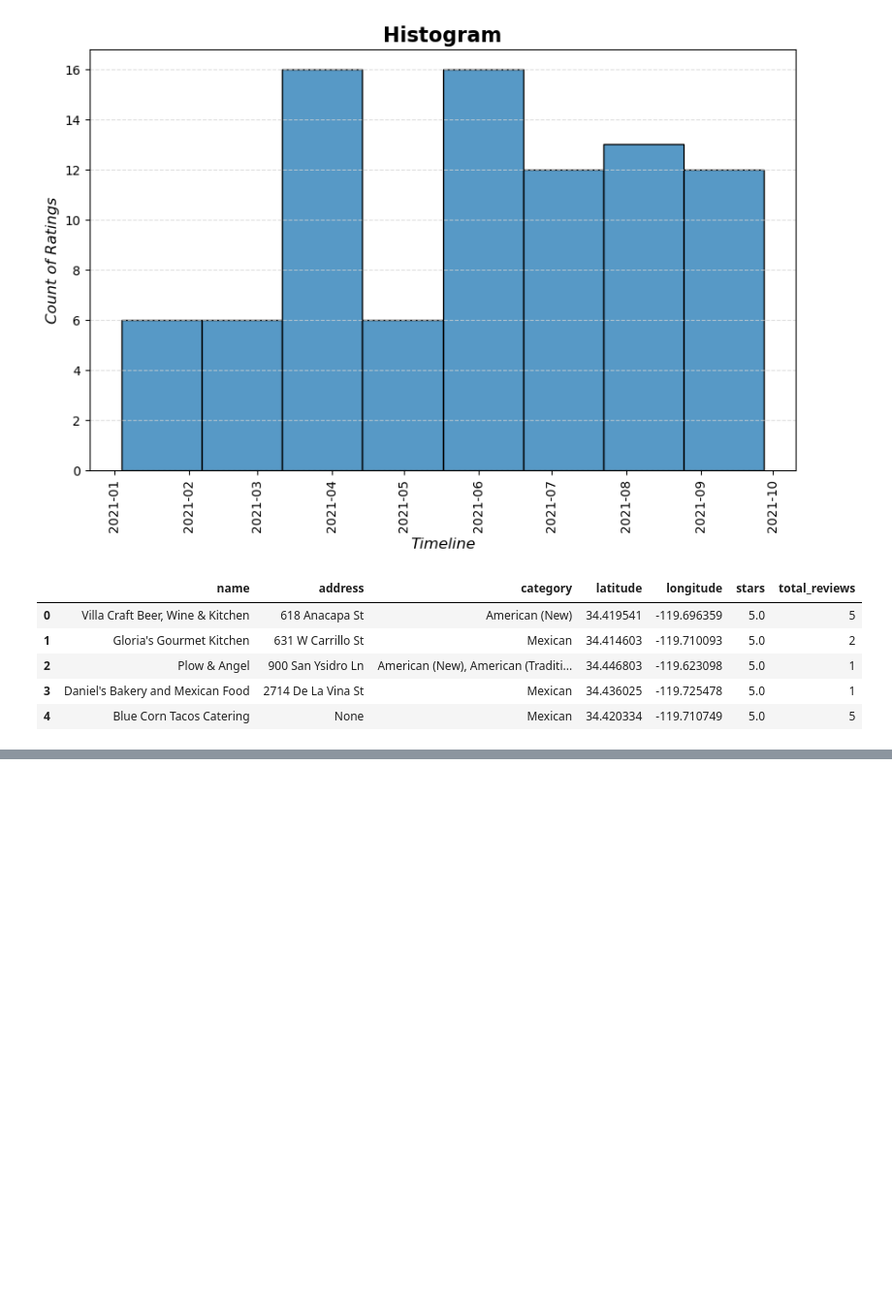
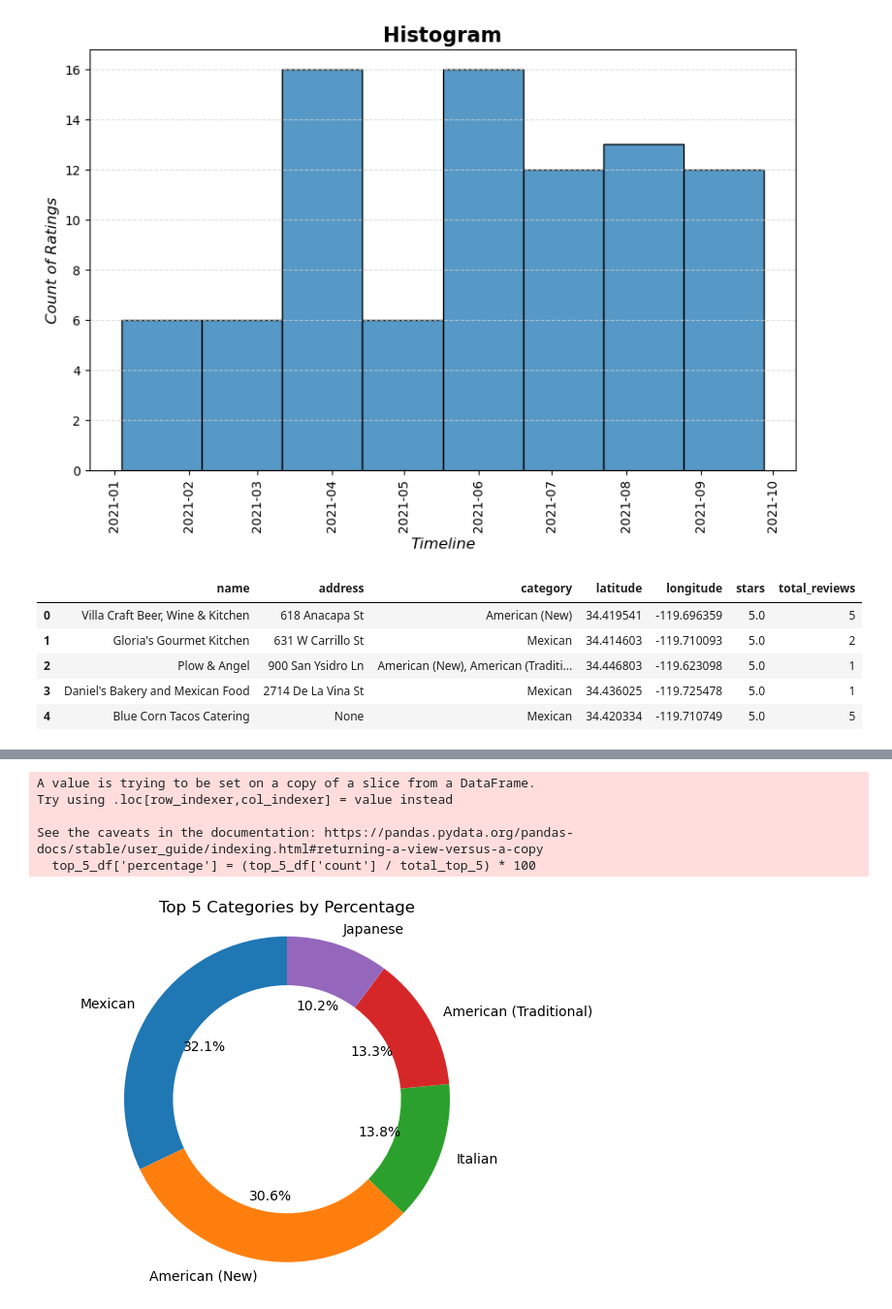
Before and after one commit to busen1022/project_3_group_16, a Jupyter notebook: queries.ipynb, the cells around one changed output, grey strips where cells are left out. Shown: that part at 97% size. Cells and saved outputs as stored; diff of their text form; code cells hidden in the pictures; blank space fills up the shorter version.

Commit message:
moved files to correct locations, add donut viz to Data Cleaning

```diff
--- a/queries.ipynb
+++ b/queries.ipynb
@@ -237,0 +227,37 @@ df.head(20)
+# %%
+# Get the top 5 categories
+top_5_df = df.head(5)
+
+# Calculate the total count of the top 5 categories
+total_top_5 = top_5_df['count'].sum()
+
+# Calculate the percentages for the top 5 categories
+top_5_df['percentage'] = (top_5_df['count'] / total_top_5) * 100
+
+# Create the donut chart
+fig, ax = plt.subplots()
+
+# Plot a pie chart
+wedges, texts, autotexts = ax.pie(
+    top_5_df['percentage'],
+    labels=top_5_df['categories'],
+    autopct='%1.1f%%',
+    startangle=90,
+    wedgeprops=dict(width=0.3)
+)
+
+# Equal aspect ratio ensures that pie is drawn as a circle.
+ax.axis('equal')
+
+# Add a title
+plt.title('Top 5 Categories by Percentage')
+
+# Show the chart
+plt.show()
+# %% [output]
+A value is trying to be set on a copy of a slice from a DataFrame.
+Try using .loc[row_indexer,col_indexer] = value instead
+
+See the caveats in the documentation: https://pandas.pydata.org/pandas-docs/stable/user_guide/indexing.html#returning-a-view-versus-a-copy
+  top_5_df['percentage'] = (top_5_df['count'] / total_top_5) * 100
+[figure, added]
```
Also changed, not shown: parts of 1 cell of this notebook, 9 other files.
